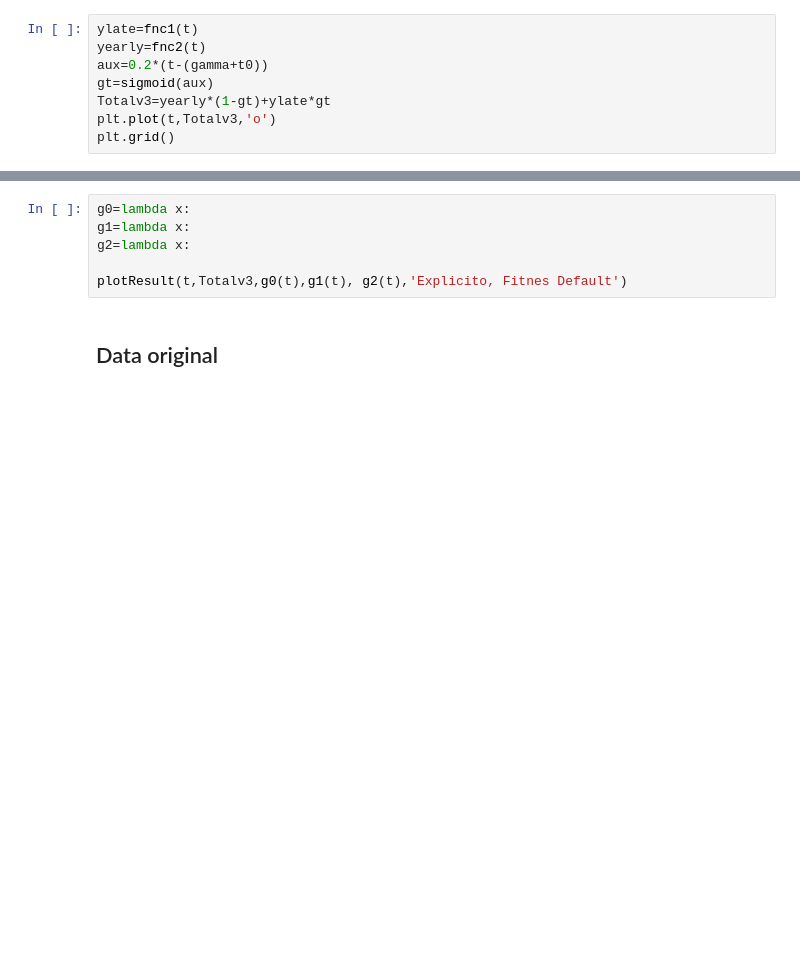
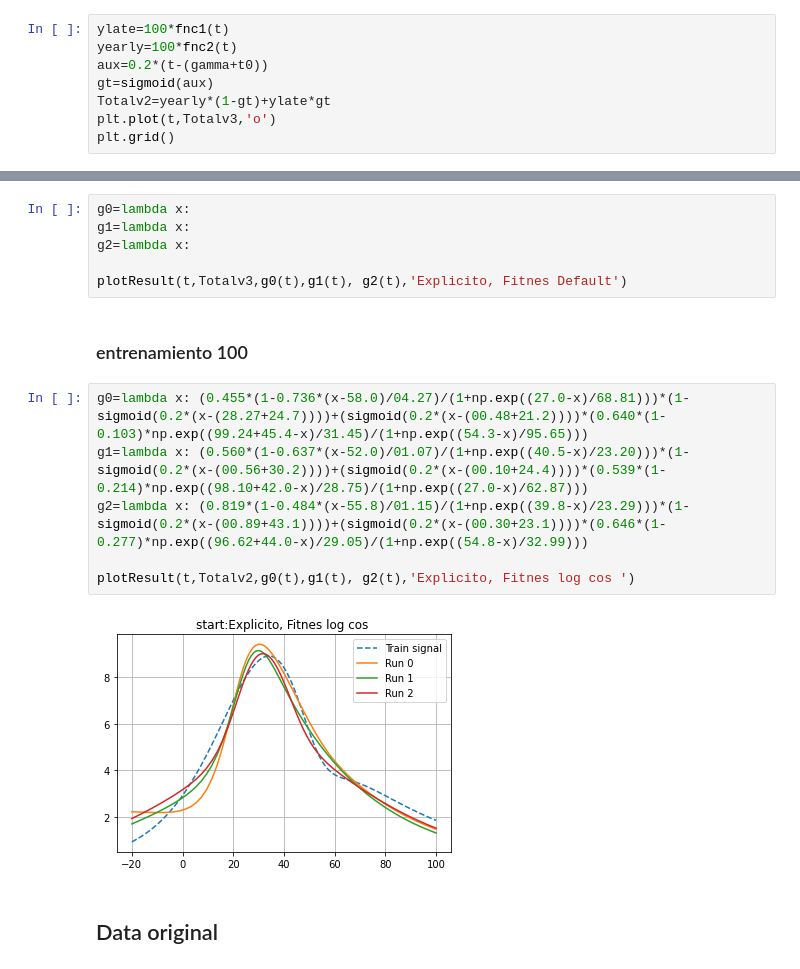
Before and after one commit to nfierroflo/Evolutionary-computation, a Jupyter notebook: evolutivacompletoc1.ipynb, the cells around one changed output, grey strips where cells are left out. Cells and saved outputs as stored; diff of their text form; blank space fills up the shorter version.

```diff
--- a/evolutivacompletoc1.ipynb
+++ b/evolutivacompletoc1.ipynb
@@ -92,11 +114,11 @@ n_train = 10
 t3=np.linspace(*limitInner,n_train)
 t=np.concatenate((t1,t2,t3))
 # %%
-ylate=fnc1(t)
-yearly=fnc2(t)
+ylate=100*fnc1(t)
+yearly=100*fnc2(t)
 aux=0.2*(t-(gamma+t0))
 gt=sigmoid(aux)
-Totalv3=yearly*(1-gt)+ylate*gt
+Totalv2=yearly*(1-gt)+ylate*gt
 plt.plot(t,Totalv3,'o')
 plt.grid()
 # %% [output]
@@ -112,6 +134,16 @@ g1=lambda x:
 g2=lambda x:
 
 plotResult(t,Totalv3,g0(t),g1(t), g2(t),'Explicito, Fitnes Default')
+# %% [markdown]
+### entrenamiento 100
+# %%
+g0=lambda x: (0.455*(1-0.736*(x-58.0)/04.27)/(1+np.exp((27.0-x)/68.81)))*(1-sigmoid(0.2*(x-(28.27+24.7))))+(sigmoid(0.2*(x-(00.48+21.2))))*(0.640*(1-0.103)*np.exp((99.24+45.4-x)/31.45)/(1+np.exp((54.3-x)/95.65)))
+g1=lambda x: (0.560*(1-0.637*(x-52.0)/01.07)/(1+np.exp((40.5-x)/23.20)))*(1-sigmoid(0.2*(x-(00.56+30.2))))+(sigmoid(0.2*(x-(00.10+24.4))))*(0.539*(1-0.214)*np.exp((98.10+42.0-x)/28.75)/(1+np.exp((27.0-x)/62.87)))
+g2=lambda x: (0.819*(1-0.484*(x-55.8)/01.15)/(1+np.exp((39.8-x)/23.29)))*(1-sigmoid(0.2*(x-(00.89+43.1))))+(sigmoid(0.2*(x-(00.30+23.1))))*(0.646*(1-0.277)*np.exp((96.62+44.0-x)/29.05)/(1+np.exp((54.8-x)/32.99)))
+
+plotResult(t,Totalv2,g0(t),g1(t), g2(t),'Explicito, Fitnes log cos ')
+# %% [output]
+[figure, added]
 # %% [markdown]
 ## Data original
 # %% [markdown]
```
Also changed, not shown: parts of 5 cells of this notebook.
